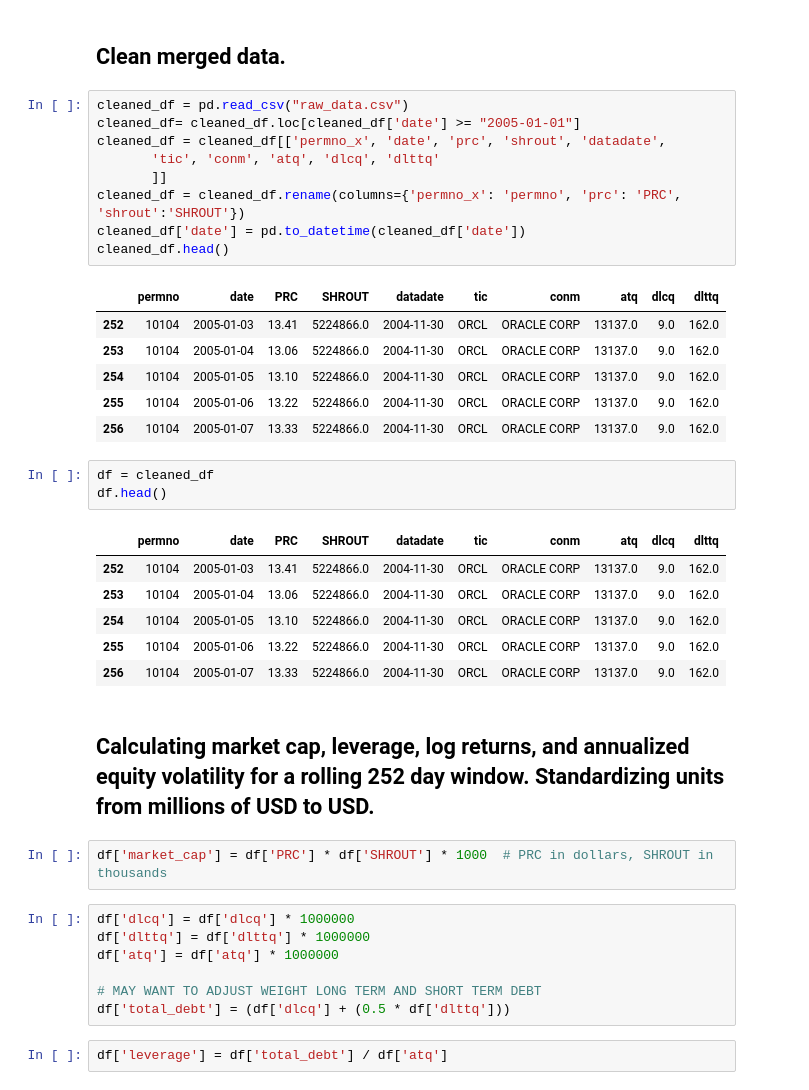
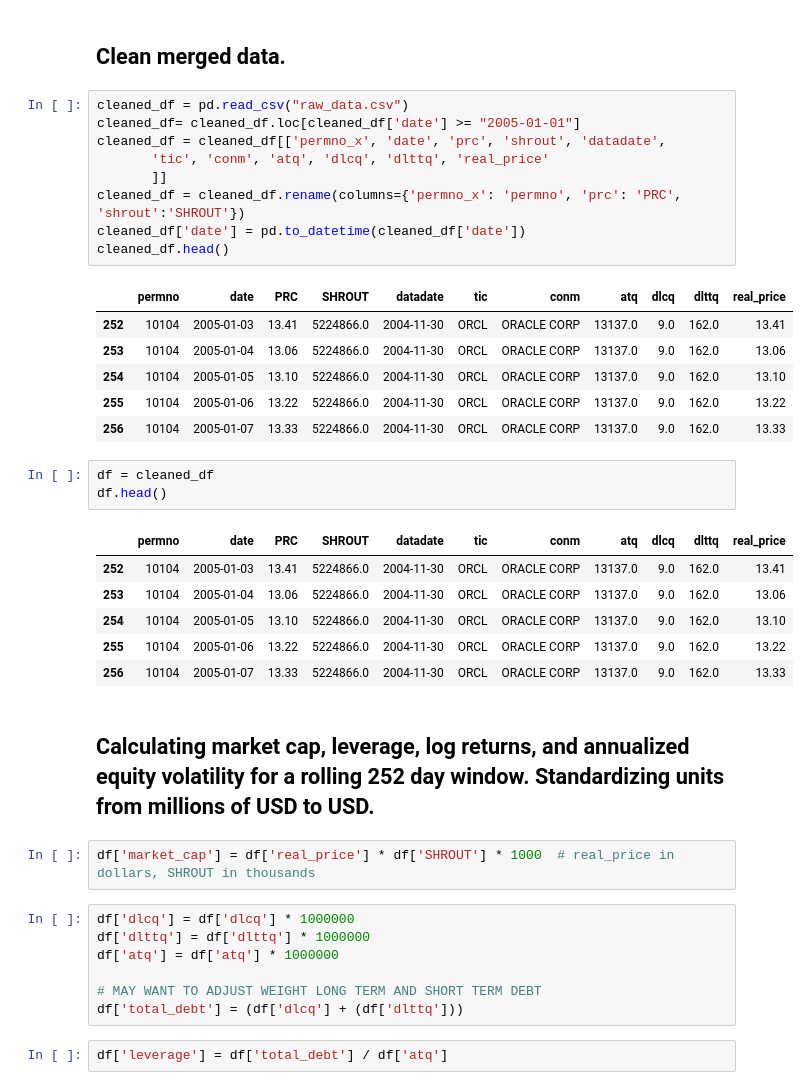
Before and after one commit to jlopes3/MF728_Project, a Jupyter notebook: data/data_processing.ipynb, the cells around one changed output. Saved outputs shown, nothing was run; the diff lists cells and outputs as text.

Commit message:
fixed issue with market cap after fixing stock split issue

```diff
--- a/data/data_processing.ipynb
+++ b/data/data_processing.ipynb
@@ -6,40 +6,40 @@ import numpy as np
 # %%
 cleaned_df = pd.read_csv("raw_data.csv")
 cleaned_df= cleaned_df.loc[cleaned_df['date'] >= "2005-01-01"]
 cleaned_df = cleaned_df[['permno_x', 'date', 'prc', 'shrout', 'datadate',
-       'tic', 'conm', 'atq', 'dlcq', 'dlttq'
+       'tic', 'conm', 'atq', 'dlcq', 'dlttq', 'real_price'
        ]]
 cleaned_df = cleaned_df.rename(columns={'permno_x': 'permno', 'prc': 'PRC', 'shrout':'SHROUT'})
 cleaned_df['date'] = pd.to_datetime(cleaned_df['date'])
 cleaned_df.head()
 # %% [output]
-|  | permno | date | PRC | SHROUT | datadate | tic | conm | atq | dlcq | dlttq |
-| 252 | 10104 | 2005-01-03 | 13.41 | 5224866.0 | 2004-11-30 | ORCL | ORACLE CORP | 13137.0 | 9.0 | 162.0 |
-| 253 | 10104 | 2005-01-04 | 13.06 | 5224866.0 | 2004-11-30 | ORCL | ORACLE CORP | 13137.0 | 9.0 | 162.0 |
-| 254 | 10104 | 2005-01-05 | 13.10 | 5224866.0 | 2004-11-30 | ORCL | ORACLE CORP | 13137.0 | 9.0 | 162.0 |
-| 255 | 10104 | 2005-01-06 | 13.22 | 5224866.0 | 2004-11-30 | ORCL | ORACLE CORP | 13137.0 | 9.0 | 162.0 |
-| 256 | 10104 | 2005-01-07 | 13.33 | 5224866.0 | 2004-11-30 | ORCL | ORACLE CORP | 13137.0 | 9.0 | 162.0 |
+|  | permno | date | PRC | SHROUT | datadate | tic | conm | atq | dlcq | dlttq | real_price |
+| 252 | 10104 | 2005-01-03 | 13.41 | 5224866.0 | 2004-11-30 | ORCL | ORACLE CORP | 13137.0 | 9.0 | 162.0 | 13.41 |
+| 253 | 10104 | 2005-01-04 | 13.06 | 5224866.0 | 2004-11-30 | ORCL | ORACLE CORP | 13137.0 | 9.0 | 162.0 | 13.06 |
+| 254 | 10104 | 2005-01-05 | 13.10 | 5224866.0 | 2004-11-30 | ORCL | ORACLE CORP | 13137.0 | 9.0 | 162.0 | 13.10 |
+| 255 | 10104 | 2005-01-06 | 13.22 | 5224866.0 | 2004-11-30 | ORCL | ORACLE CORP | 13137.0 | 9.0 | 162.0 | 13.22 |
+| 256 | 10104 | 2005-01-07 | 13.33 | 5224866.0 | 2004-11-30 | ORCL | ORACLE CORP | 13137.0 | 9.0 | 162.0 | 13.33 |
 # %%
 df = cleaned_df
 df.head()
 # %% [output]
-|  | permno | date | PRC | SHROUT | datadate | tic | conm | atq | dlcq | dlttq |
-| 252 | 10104 | 2005-01-03 | 13.41 | 5224866.0 | 2004-11-30 | ORCL | ORACLE CORP | 13137.0 | 9.0 | 162.0 |
-| 253 | 10104 | 2005-01-04 | 13.06 | 5224866.0 | 2004-11-30 | ORCL | ORACLE CORP | 13137.0 | 9.0 | 162.0 |
-| 254 | 10104 | 2005-01-05 | 13.10 | 5224866.0 | 2004-11-30 | ORCL | ORACLE CORP | 13137.0 | 9.0 | 162.0 |
-| 255 | 10104 | 2005-01-06 | 13.22 | 5224866.0 | 2004-11-30 | ORCL | ORACLE CORP | 13137.0 | 9.0 | 162.0 |
-| 256 | 10104 | 2005-01-07 | 13.33 | 5224866.0 | 2004-11-30 | ORCL | ORACLE CORP | 13137.0 | 9.0 | 162.0 |
+|  | permno | date | PRC | SHROUT | datadate | tic | conm | atq | dlcq | dlttq | real_price |
+| 252 | 10104 | 2005-01-03 | 13.41 | 5224866.0 | 2004-11-30 | ORCL | ORACLE CORP | 13137.0 | 9.0 | 162.0 | 13.41 |
+| 253 | 10104 | 2005-01-04 | 13.06 | 5224866.0 | 2004-11-30 | ORCL | ORACLE CORP | 13137.0 | 9.0 | 162.0 | 13.06 |
+| 254 | 10104 | 2005-01-05 | 13.10 | 5224866.0 | 2004-11-30 | ORCL | ORACLE CORP | 13137.0 | 9.0 | 162.0 | 13.10 |
+| 255 | 10104 | 2005-01-06 | 13.22 | 5224866.0 | 2004-11-30 | ORCL | ORACLE CORP | 13137.0 | 9.0 | 162.0 | 13.22 |
+| 256 | 10104 | 2005-01-07 | 13.33 | 5224866.0 | 2004-11-30 | ORCL | ORACLE CORP | 13137.0 | 9.0 | 162.0 | 13.33 |
 # %% [markdown]
 ## Calculating market cap, leverage, log returns, and annualized equity volatility for a rolling 252 day window. Standardizing units from millions of USD to USD.
 # %%
-df['market_cap'] = df['PRC'] * df['SHROUT'] * 1000  # PRC in dollars, SHROUT in thousands
+df['market_cap'] = df['real_price'] * df['SHROUT'] * 1000  # real_price in dollars, SHROUT in thousands
 # %%
 df['dlcq'] = df['dlcq'] * 1000000
 df['dlttq'] = df['dlttq'] * 1000000
 df['atq'] = df['atq'] * 1000000
 
 # MAY WANT TO ADJUST WEIGHT LONG TERM AND SHORT TERM DEBT
-df['total_debt'] = (df['dlcq'] + (0.5 * df['dlttq']))
+df['total_debt'] = (df['dlcq'] + (df['dlttq']))
 # %%
 df['leverage'] = df['total_debt'] / df['atq']
 # %%
```
Also changed, not shown: 6 other files.
